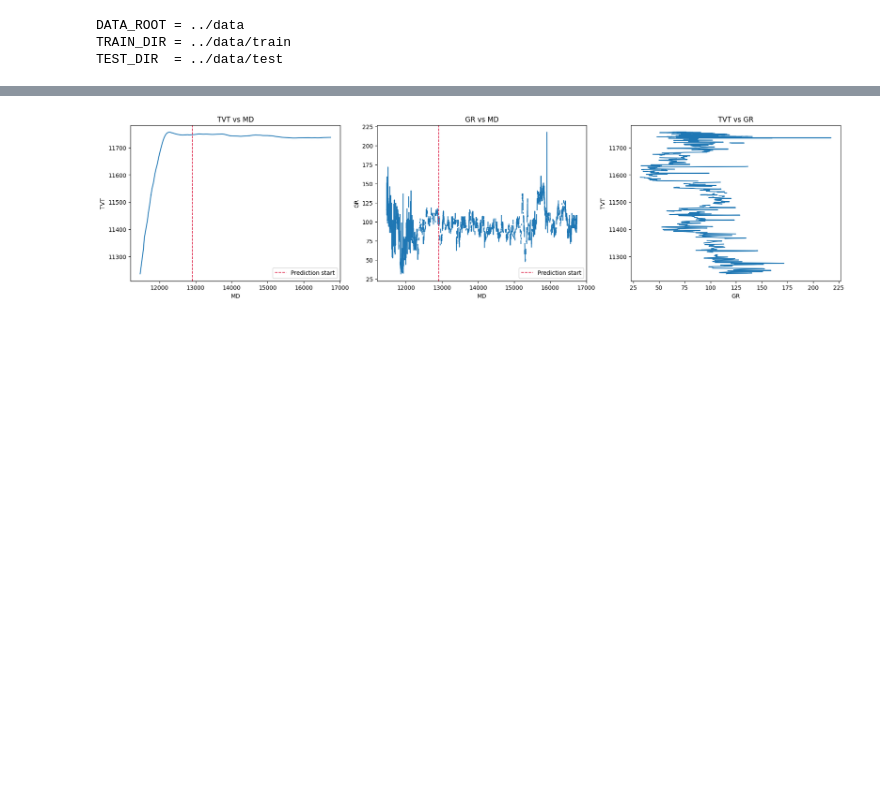
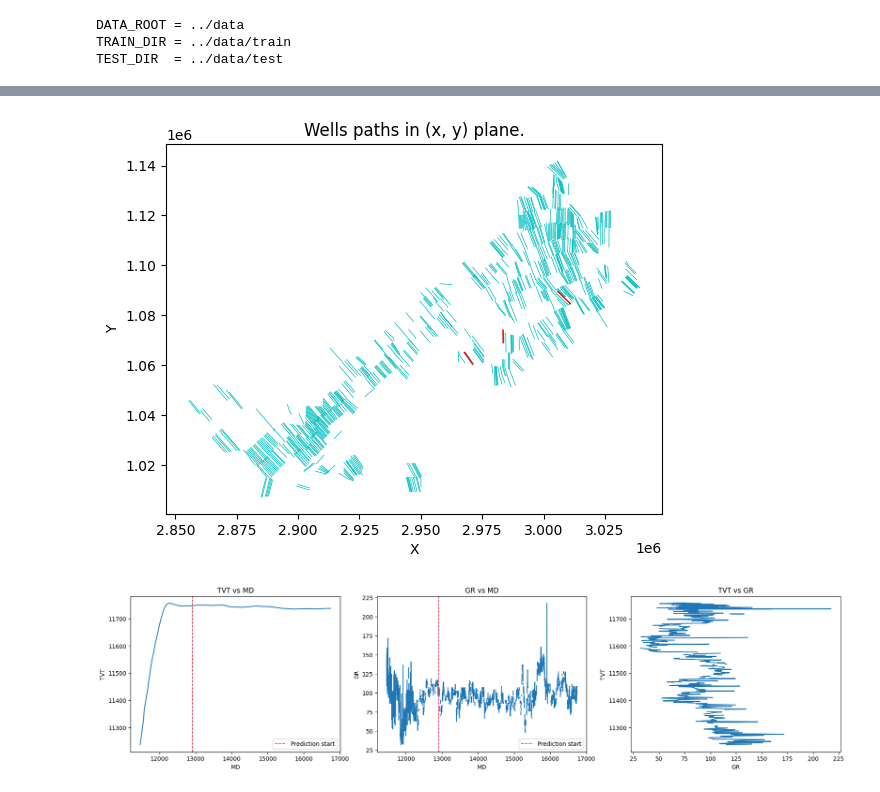
Before and after one commit to mateo-496/kaggle_competition_ROGII, a Jupyter notebook: src/eda-starter.ipynb, the cells around one changed output, grey strips where cells are left out. Cells and saved outputs as stored; diff of their text form; code cells hidden in the pictures; blank space fills up the shorter version.

```diff
--- a/src/eda-starter.ipynb
+++ b/src/eda-starter.ipynb
@@ -57,20 +55,22 @@ test_horizontal_wells_df = make_wells_df(test_horizontal_well)
 # %%
 def plot_wells_path_2D(train_horizontal_wells_df: pd.DataFrame, test_horizontal_wells_df: pd.DataFrame):
     for _, row in train_horizontal_wells_df.iterrows():
         coords = row['coords']
         X, Y, Z = zip(*coords)
         plt.plot(X, Y, label=row['id'], color='c', linewidth=0.5)
     for _, row in test_horizontal_wells_df.iterrows():
         coords = row['coords']
         X, Y, Z = zip(*coords)
         plt.plot(X, Y, label=row['id'], color='r', linewidth=1)
     # plt.legend()
     plt.xlabel("X")
     plt.ylabel("Y")
     plt.title("Wells paths in (x, y) plane.")
     plt.show()
 
-# plot_wells_path_2D(train_horizontal_wells_df, test_horizontal_wells_df)
+plot_wells_path_2D(train_horizontal_wells_df, test_horizontal_wells_df)
+# %% [output]
+[figure, added]
 # %%
 def first_missing_index(series):
     mask = series.isna()
```
Also changed, not shown: parts of 1 cell of this notebook, 6 other files.
